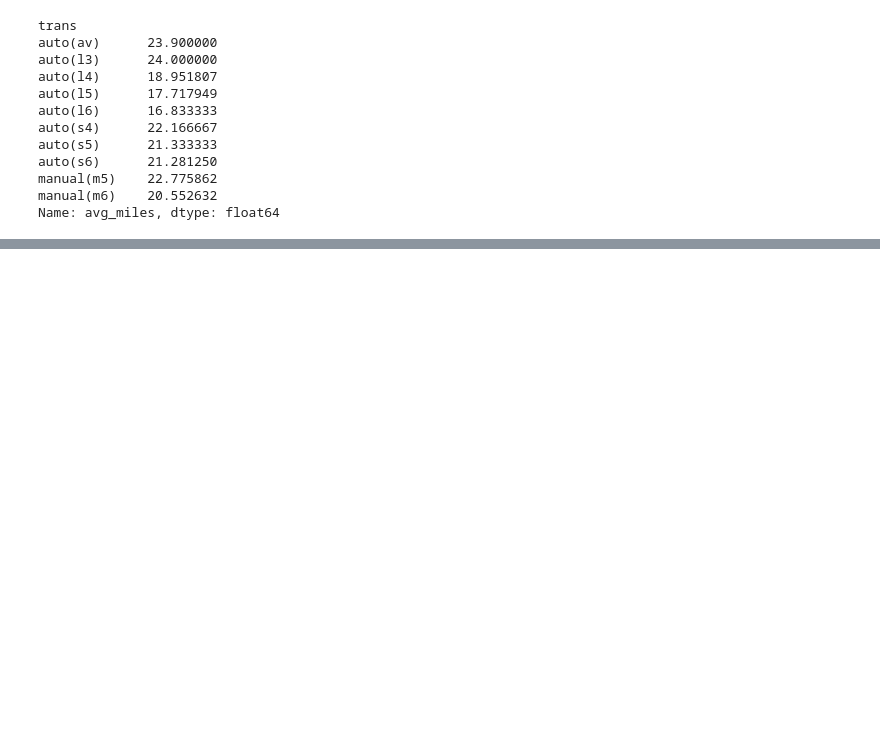
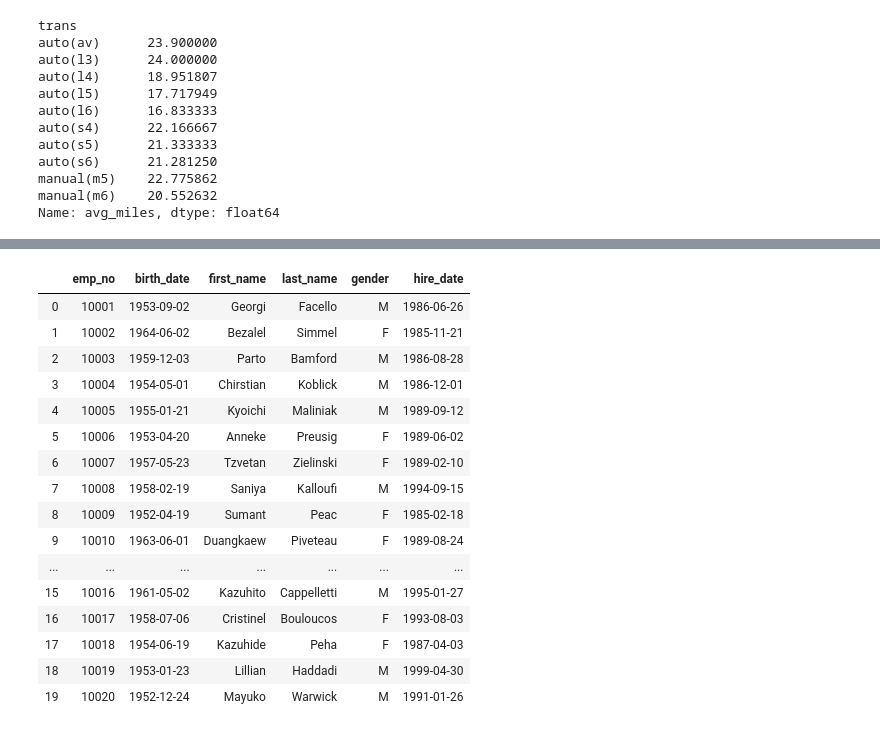
Before and after one commit to sunwenliang14/python-exercises, a Jupyter notebook: 4.8.4.4_advanced_dataframes.ipynb, the cells around one changed output, grey strips where cells are left out. Saved outputs shown, nothing was run; the diff lists cells and outputs as text; code cells hidden in the pictures; blank space fills up the shorter version.

```diff
--- a/4.8.4.4_advanced_dataframes.ipynb
+++ b/4.8.4.4_advanced_dataframes.ipynb
@@ -239,0 +297,4 @@ and try to merge them?'''
+# %%
+def get_db_url(user,host,password, db_name):
+    url = f'mysql+pymysql://{user}:{password}@{host}/{db_name}'
+    return url
@@ -239,0 +307,20 @@ and try to merge them?'''
+# %%
+employees
+# %% [output]
+|  | emp_no | birth_date | first_name | last_name | gender | hire_date |
+| 0 | 10001 | 1953-09-02 | Georgi | Facello | M | 1986-06-26 |
+| 1 | 10002 | 1964-06-02 | Bezalel | Simmel | F | 1985-11-21 |
+| 2 | 10003 | 1959-12-03 | Parto | Bamford | M | 1986-08-28 |
+| 3 | 10004 | 1954-05-01 | Chirstian | Koblick | M | 1986-12-01 |
+| 4 | 10005 | 1955-01-21 | Kyoichi | Maliniak | M | 1989-09-12 |
+| 5 | 10006 | 1953-04-20 | Anneke | Preusig | F | 1989-06-02 |
+| 6 | 10007 | 1957-05-23 | Tzvetan | Zielinski | F | 1989-02-10 |
+| 7 | 10008 | 1958-02-19 | Saniya | Kalloufi | M | 1994-09-15 |
+| 8 | 10009 | 1952-04-19 | Sumant | Peac | F | 1985-02-18 |
+| 9 | 10010 | 1963-06-01 | Duangkaew | Piveteau | F | 1989-08-24 |
+| ... | ... | ... | ... | ... | ... | ... |
+| 15 | 10016 | 1961-05-02 | Kazuhito | Cappelletti | M | 1995-01-27 |
+| 16 | 10017 | 1958-07-06 | Cristinel | Bouloucos | F | 1993-08-03 |
+| 17 | 10018 | 1954-06-19 | Kazuhide | Peha | F | 1987-04-03 |
+| 18 | 10019 | 1953-01-23 | Lillian | Haddadi | M | 1999-04-30 |
+| 19 | 10020 | 1952-12-24 | Mayuko | Warwick | M | 1991-01-26 |
```
Also changed, not shown: parts of 11 cells of this notebook.
